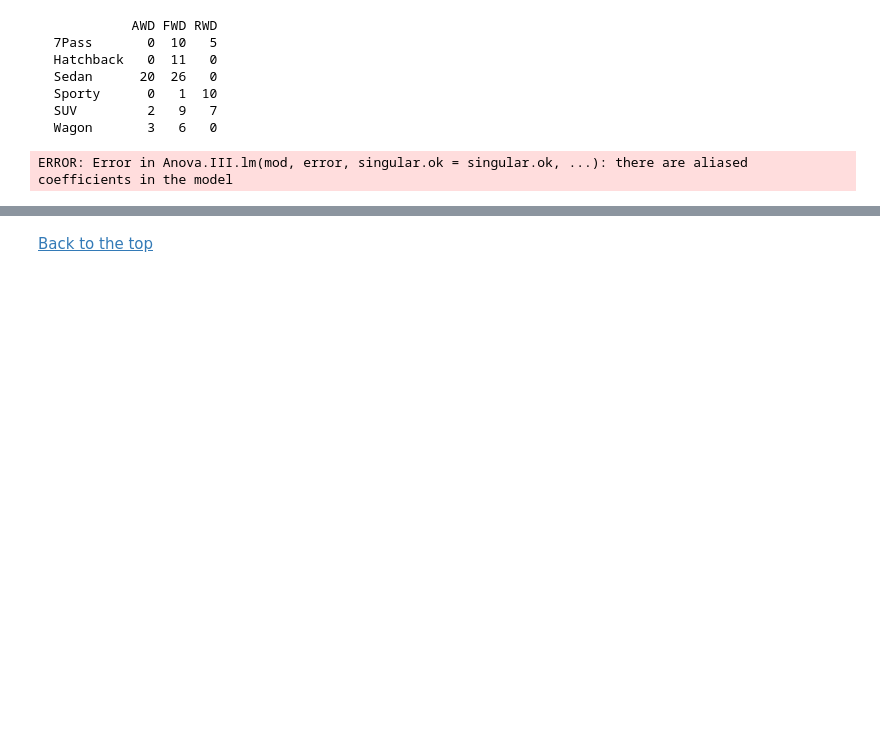
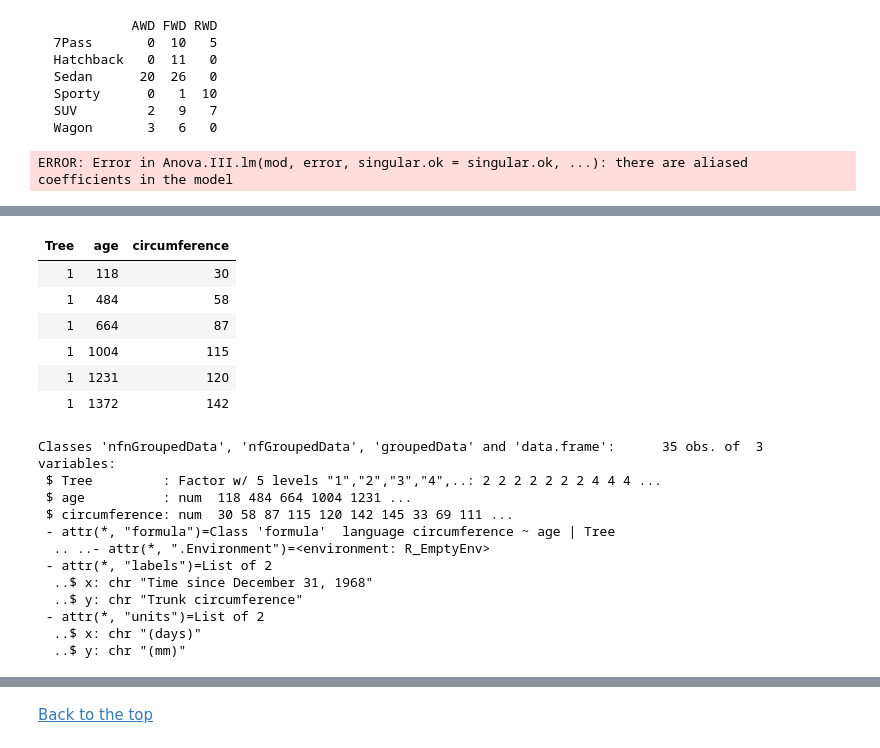
Before and after one commit to yesman89/Stats-Review, a Jupyter notebook: Stats-Review.ipynb, the cells around one changed output, grey strips where cells are left out. Cells and saved outputs as stored; diff of their text form; code cells hidden in the pictures; blank space fills up the shorter version.

```diff
--- a/Stats-Review.ipynb
+++ b/Stats-Review.ipynb
@@ -866,0 +881,26 @@ ERROR: Error in Anova.III.lm(mod, error, singular.ok = singular.ok, ...): there
+# %%
+#Read in the data and take a look at it
+data(Orange)
+head(Orange)
+Orange$Tree = factor(as.numeric(Orange$Tree))
+str(Orange)
+# %% [output]
+| Tree | age | circumference |
+| 1 | 118 | 30 |
+| 1 | 484 | 58 |
+| 1 | 664 | 87 |
+| 1 | 1004 | 115 |
+| 1 | 1231 | 120 |
+| 1 | 1372 | 142 |
+Classes 'nfnGroupedData', 'nfGroupedData', 'groupedData' and 'data.frame':      35 obs. of  3 variables:
+ $ Tree         : Factor w/ 5 levels "1","2","3","4",..: 2 2 2 2 2 2 2 4 4 4 ...
+ $ age          : num  118 484 664 1004 1231 ...
+ $ circumference: num  30 58 87 115 120 142 145 33 69 111 ...
+ - attr(*, "formula")=Class 'formula'  language circumference ~ age | Tree
+  .. ..- attr(*, ".Environment")=<environment: R_EmptyEnv>
+ - attr(*, "labels")=List of 2
+  ..$ x: chr "Time since December 31, 1968"
+  ..$ y: chr "Trunk circumference"
+ - attr(*, "units")=List of 2
+  ..$ x: chr "(days)"
+  ..$ y: chr "(mm)"
```
Also changed, not shown: parts of 10 cells of this notebook.
